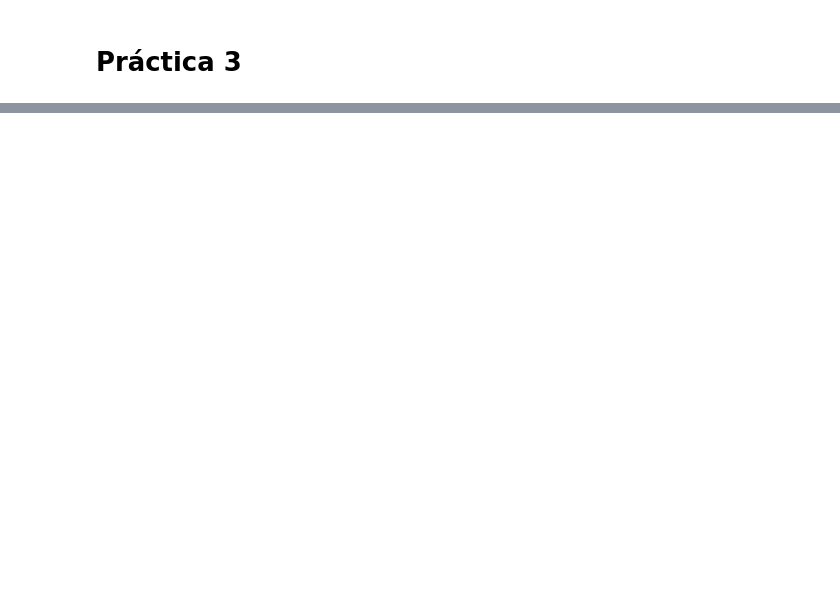
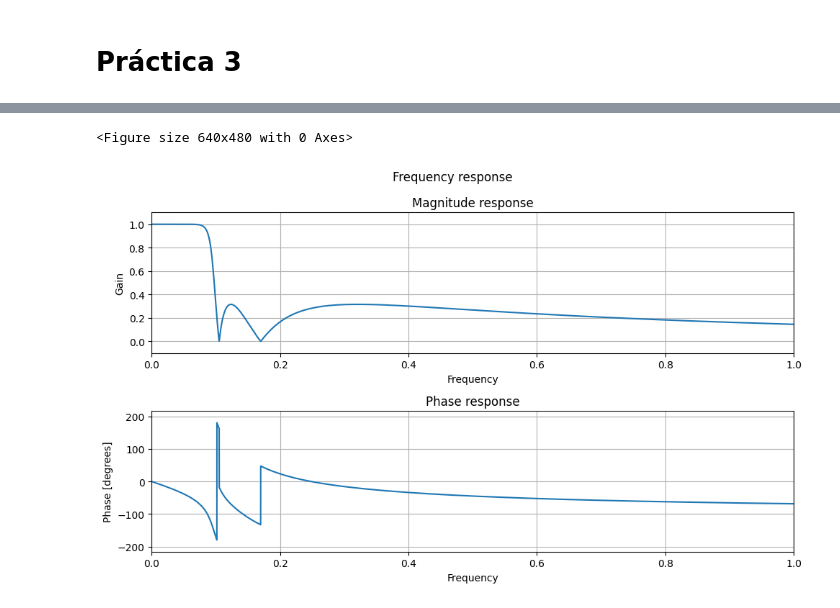
Before and after one commit to andresosorios23/digital_signal_processing, a Jupyter notebook: task_3/task.ipynb, the cells around one changed output, grey strips where cells are left out. Saved outputs shown, nothing was run; the diff lists cells and outputs as text; code cells hidden in the pictures; blank space fills up the shorter version.

```diff
--- a/task_3/task.ipynb
+++ b/task_3/task.ipynb
@@ -30,0 +88,33 @@ plt.imshow(inverse, cmap='gray')
+# %%
+a_k = [1.0, -4.59548047, 8.45473341, -7.78156152, 3.58147828, -0.65912607]
+b_k = [0.06863549, -0.20317289, 0.13455922, 0.13455922, -0.20317289, 0.06863549]
+
+transfer_function = sp.signal.TransferFunction(b_k, a_k, dt=0.1)
+
+w, H = sp.signal.dfreqresp(transfer_function, np.arange(0, 1, 0.0001))
+angle = np.angle(H, deg=True)
+plt.figure()
+fig, ax = plt.subplots(2, 1, figsize=(10, 6))
+for axis in ax:
+    axis.grid()
+    axis.margins(0, 0.1)
+plt.suptitle("Frequency response")
+
+ax[0].plot(w, abs(H))
+ax[0].set_title("Magnitude response")
+ax[0].set_xlabel("Frequency")
+ax[0].set_xlim(0, 1)
+
+ax[0].set_ylabel("Gain")
+plt.margins(0, 0.1)
+
+ax[1].plot(w, angle)
+ax[1].set_title("Phase response")
+ax[1].set_xlabel("Frequency")
+ax[1].set_ylabel("Phase [degrees]")
+ax[1].set_xlim(0, 1)
+
+fig.tight_layout()
+# %% [output]
+<Figure size 640x480 with 0 Axes>
+[figure, added]
```
Also changed, not shown: parts of 26 cells of this notebook, 5 other files.
